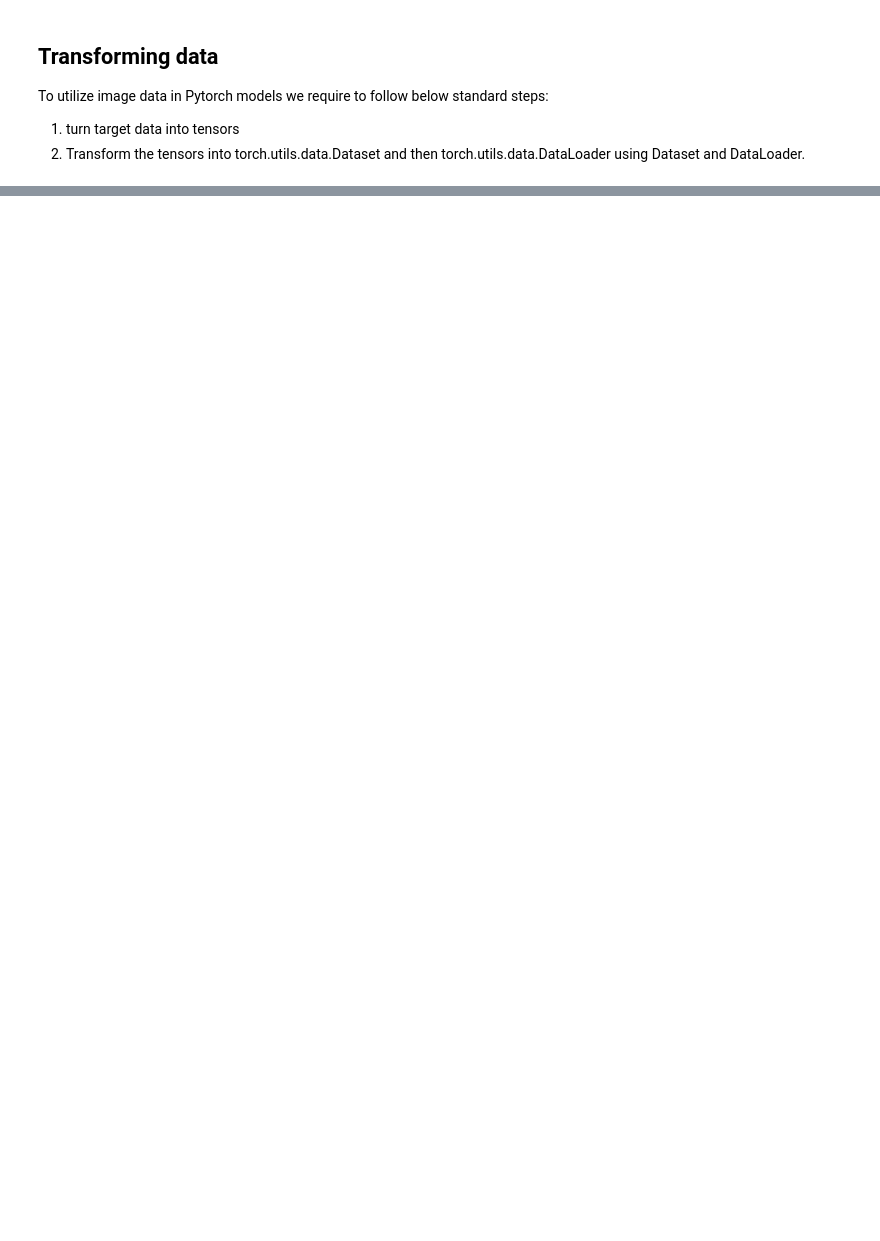
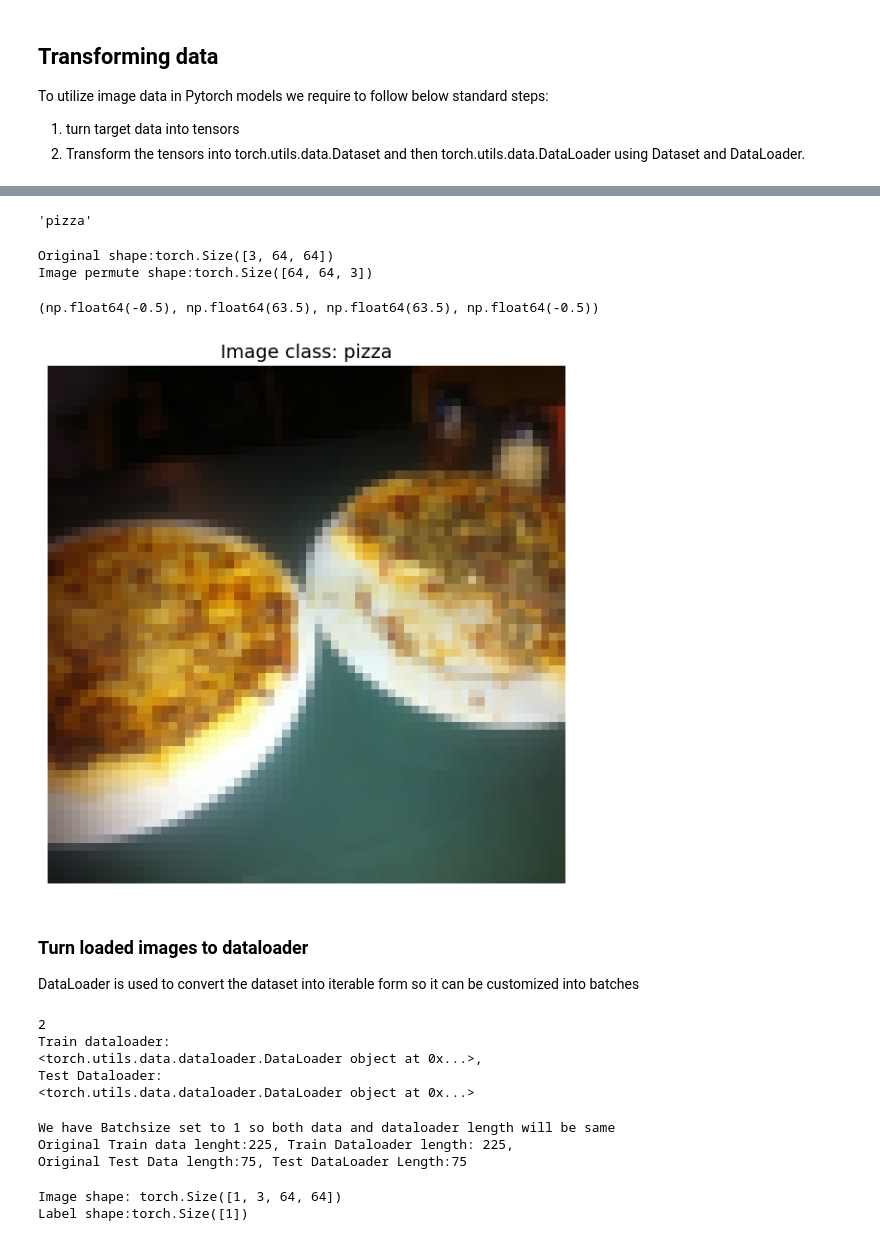
Before and after one commit to 94Akriti/DL-ML-USING-PYTORCH, a Jupyter notebook: Custom_Datasets.ipynb, the cells around one changed output, grey strips where cells are left out. Drawn from its saved outputs; the diff is of its cells as text; code cells hidden in the pictures; blank space fills up the shorter version.

```diff
--- a/Custom_Datasets.ipynb
+++ b/Custom_Datasets.ipynb
@@ -158,0 +196,11 @@ SyntaxError: positional argument follows keyword argument (1737639553.py, line 5
+# %%
+from torchvision import datasets
+train_data = datasets.ImageFolder(root=train_dir,
+                                    transform=data_transform,
+                                    target_transform=None)
+test_data = datasets.ImageFolder(root=test_dir,
+                                    transform=data_transform,
+                                    target_transform=None)
+print(f"Train dats:{train_data}, \nTest data:{test_data}")
+print(f"Length of train data: {train_data},\n Length of Test data:{len(test_data)}")
+print(f"Train directory:{train_dir} , \nTest directory: {test_dir}")
@@ -158,0 +256,7 @@ SyntaxError: positional argument follows keyword argument (1737639553.py, line 5
+# %%
+img,label = train_data[0][0], train_data[0][1]
+img
+print(f"Image tensor:\n{img}")
+print(f"Image shape: {img.shape}")
+print(f"Label: {label}, Class: {class_names[label]}")
+print(f"Label datatype:{type(label)}")
@@ -158,0 +281,61 @@ SyntaxError: positional argument follows keyword argument (1737639553.py, line 5
+# %%
+class_names[label]
+# %% [output]
+'pizza'
+# %%
+image_permute=  img.permute(1,2,0)
+
+print(f"Original shape:{img.shape}")
+print(f"Image permute shape:{image_permute.shape}")
+
+plt.figure(figsize=(10,7))
+plt.imshow(image_permute)
+plt.title(f"Image class: {class_names[label]}",fontsize=14)
+plt.axis("off")
+# %% [output]
+Original shape:torch.Size([3, 64, 64])
+Image permute shape:torch.Size([64, 64, 3])
+(np.float64(-0.5), np.float64(63.5), np.float64(63.5), np.float64(-0.5))
+[figure, added]
+# %% [markdown]
+### Turn loaded images to dataloader
+
+DataLoader is used to convert the dataset into iterable form so it can be customized into batches
+# %%
+import os
+from torch.utils.data import DataLoader
+print(os.cpu_count())
+BATCH_SIZE =1
+train_dataloader = DataLoader(dataset = train_data,
+                              batch_size=BATCH_SIZE,
+                              num_workers=1,
+                              shuffle = True)
+
+test_dataloader = DataLoader(dataset = test_data,
+                             batch_size = BATCH_SIZE,
+                             num_workers = 1,
+                             shuffle = False)
+
+print(f"Train dataloader:\n{train_dataloader}, \nTest Dataloader:\n{test_dataloader}")
+# %% [output]
+2
+Train dataloader:
+<torch.utils.data.dataloader.DataLoader object at 0x...>,
+Test Dataloader:
+<torch.utils.data.dataloader.DataLoader object at 0x...>
+# %%
+print("We have Batchsize set to 1 so both data and dataloader length will be same")
+# size of the data loaded in dataloader gets divided into number of batches provided currenly 225/1 = 225
+print(f"Original Train data lenght:{len(train_data)}, Train Dataloader length: {len(train_dataloader)},\nOriginal Test Data length:{len(test_data)}, Test DataLoader Length:{len(test_dataloader)}")
+# %% [output]
+We have Batchsize set to 1 so both data and dataloader length will be same
+Original Train data lenght:225, Train Dataloader length: 225,
+Original Test Data length:75, Test DataLoader Length:75
+# %%
+img,label = next(iter(train_dataloader))
+
+print(f"Image shape: {img.shape}")
+print(f"Label shape:{label.shape}")
+# %% [output]
+Image shape: torch.Size([1, 3, 64, 64])
+Label shape:torch.Size([1])
```
Also changed, not shown: parts of 31 cells of this notebook.
